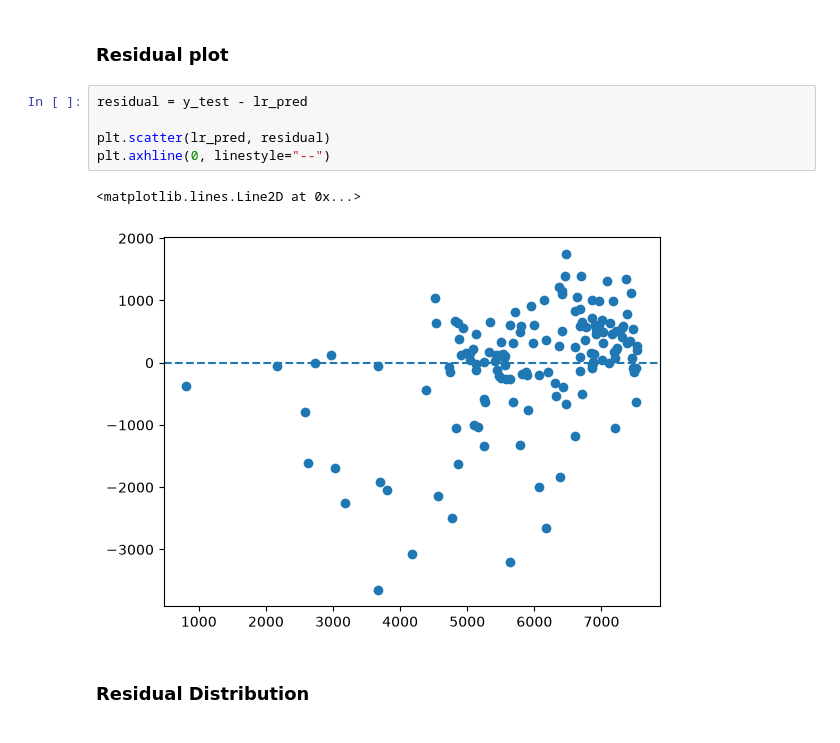
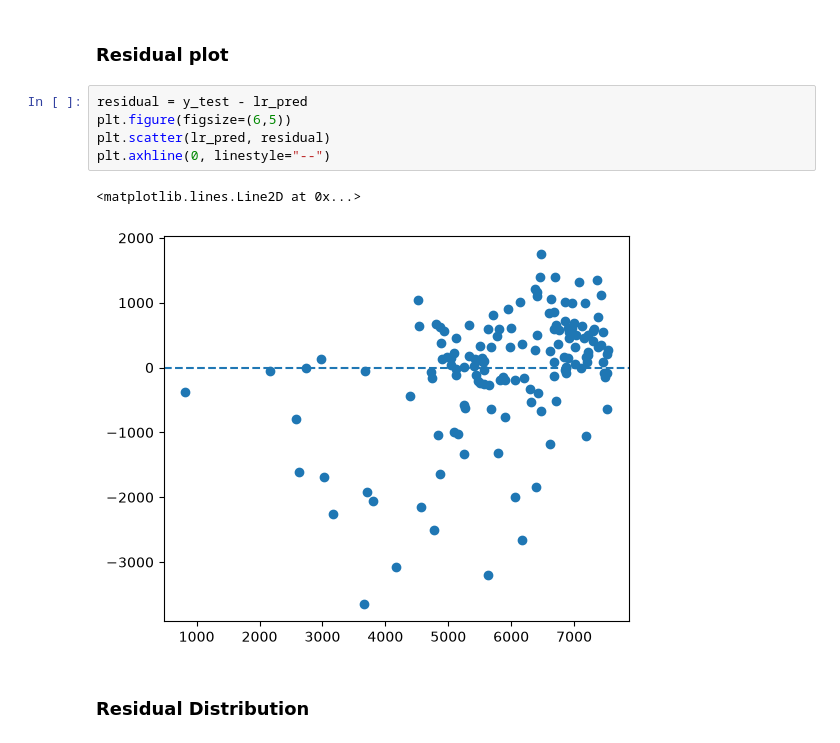
Before and after one commit to putindao/bike_sharing_forecast, a Jupyter notebook: notebook/models.ipynb, the cells around one changed output. Saved outputs shown, nothing was run; the diff lists cells and outputs as text.

```diff
--- a/notebook/models.ipynb
+++ b/notebook/models.ipynb
@@ -219,12 +219,12 @@ plt.legend()
 ### Residual plot
 # %%
 residual = y_test - lr_pred
-
+plt.figure(figsize=(6,5))
 plt.scatter(lr_pred, residual)
 plt.axhline(0, linestyle="--")
 # %% [output]
 <matplotlib.lines.Line2D at 0x...>
-[figure, old version]
+[figure, new version]
 # %% [markdown]
 ### Residual Distribution
 # %%
```
Also changed, not shown: parts of 4 cells of this notebook.
